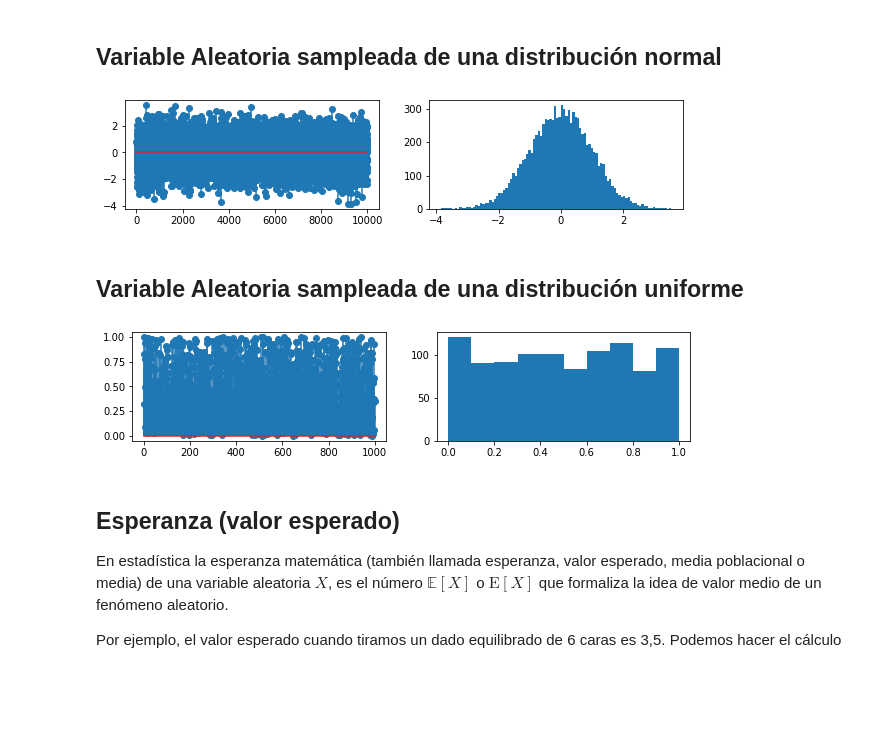
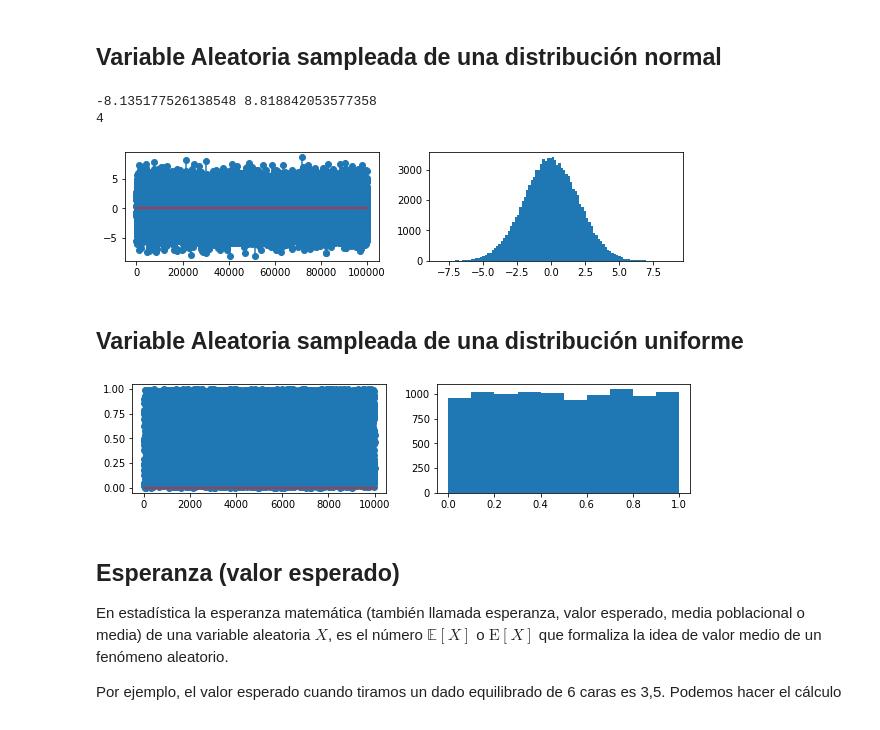
Before and after one commit to olmocorell/probability, a Jupyter notebook: 2-random-variables.ipynb, the cells around one changed output. Cells and saved outputs as stored; diff of their text form; code cells hidden in the pictures; blank space fills up the shorter version.

```diff
--- a/2-random-variables.ipynb
+++ b/2-random-variables.ipynb
@@ -86,22 +109,25 @@ import matplotlib.pyplot as plt
 import seaborn as sns
 # %%
 # Random variable X (samples from Normal distribution)
-X = np.random.normal(size=10000)
-
+X = np.random.normal(size=100000, scale=2)
+print(X.min(),X.max())
+print((X > 8).sum())
 # Check that the distribution is normal
 plt.figure(figsize=(10,2))
 plt.subplot(1,2,1)
 plt.stem(X,use_line_collection=True)
 plt.subplot(1,2,2)
 plt.hist(X,bins=100)
 plt.show()
 # %% [output]
+-8.135177526138548 8.818842053577358
+4
-[figure, old version]
+[figure, new version]
 # %% [markdown]
 ## Variable Aleatoria sampleada de una distribución uniforme
 # %%
 # Random variable X (samples from Normal distribution)
-X = np.random.random(size=1000)
+X = np.random.random(size=10000)
 
 # Check that the distribution is normal
 plt.figure(figsize=(10,2))
@@ -111,7 +137,7 @@ plt.subplot(1,2,2)
 plt.hist(X)
 plt.show()
 # %% [output]
-[figure, old version]
+[figure, new version]
 # %% [markdown]
 ## Esperanza (valor esperado)
 
```
Also changed, not shown: parts of 7 cells of this notebook, 1 other file.
